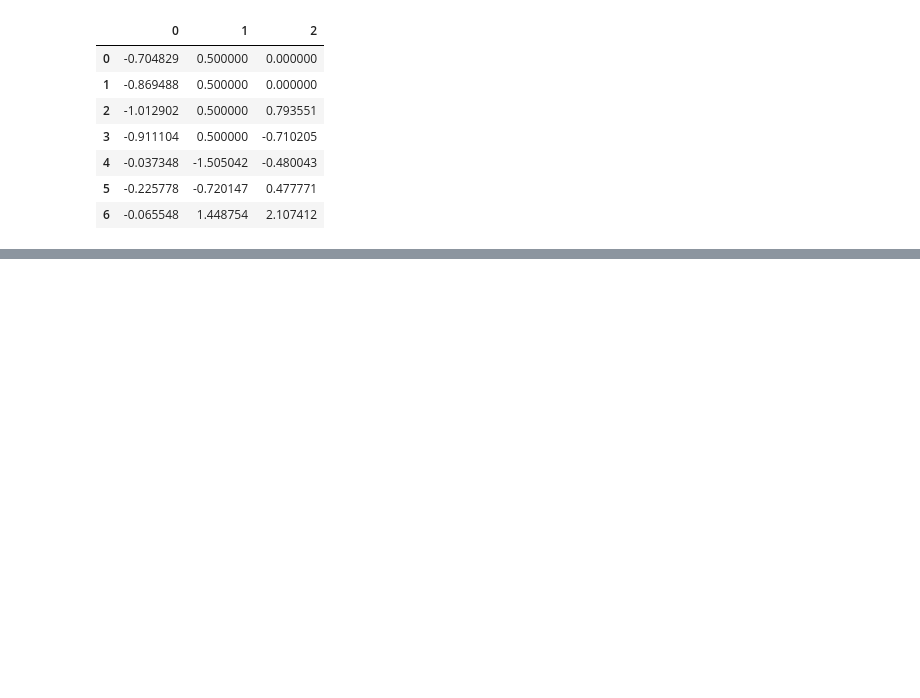
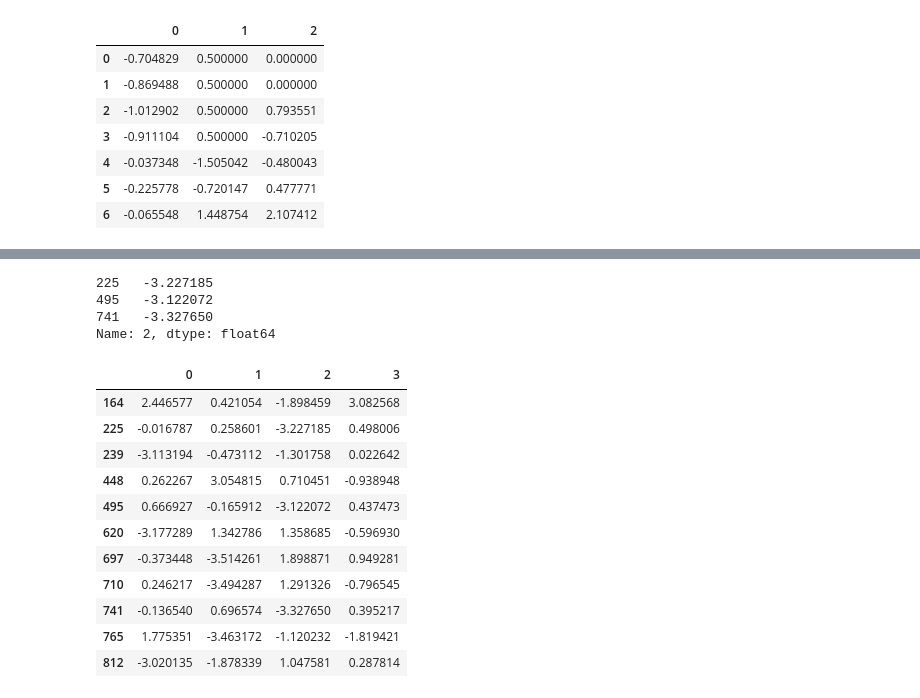
Before and after one commit to mikerly131/WesDataWrangling, a Jupyter notebook: Chapter7WorkAlong.ipynb, the cells around one changed output, grey strips where cells are left out. Drawn from its saved outputs; the diff is of its cells as text; code cells hidden in the pictures; blank space fills up the shorter version.

```diff
--- a/Chapter7WorkAlong.ipynb
+++ b/Chapter7WorkAlong.ipynb
@@ -168,0 +457,2 @@ df
+# %%
+data = pd.DataFrame(np.random.standard_normal((1000, 4)))
@@ -168,0 +473,22 @@ df
+# %%
+col[col.abs() > 3]
+# %% [output]
+225   -3.227185
+495   -3.122072
+741   -3.327650
+Name: 2, dtype: float64
+# %%
+data[(data.abs() > 3).any(axis="columns")]
+# %% [output]
+|  | 0 | 1 | 2 | 3 |
+| 164 | 2.446577 | 0.421054 | -1.898459 | 3.082568 |
+| 225 | -0.016787 | 0.258601 | -3.227185 | 0.498006 |
+| 239 | -3.113194 | -0.473112 | -1.301758 | 0.022642 |
+| 448 | 0.262267 | 3.054815 | 0.710451 | -0.938948 |
+| 495 | 0.666927 | -0.165912 | -3.122072 | 0.437473 |
+| 620 | -3.177289 | 1.342786 | 1.358685 | -0.596930 |
+| 697 | -0.373448 | -3.514261 | 1.898871 | 0.949281 |
+| 710 | 0.246217 | -3.494287 | 1.291326 | -0.796545 |
+| 741 | -0.136540 | 0.696574 | -3.327650 | 0.395217 |
+| 765 | 1.775351 | -3.463172 | -1.120232 | -1.819421 |
+| 812 | -3.020135 | -1.878339 | 1.047581 | 0.287814 |
```
Also changed, not shown: parts of 56 cells of this notebook.
